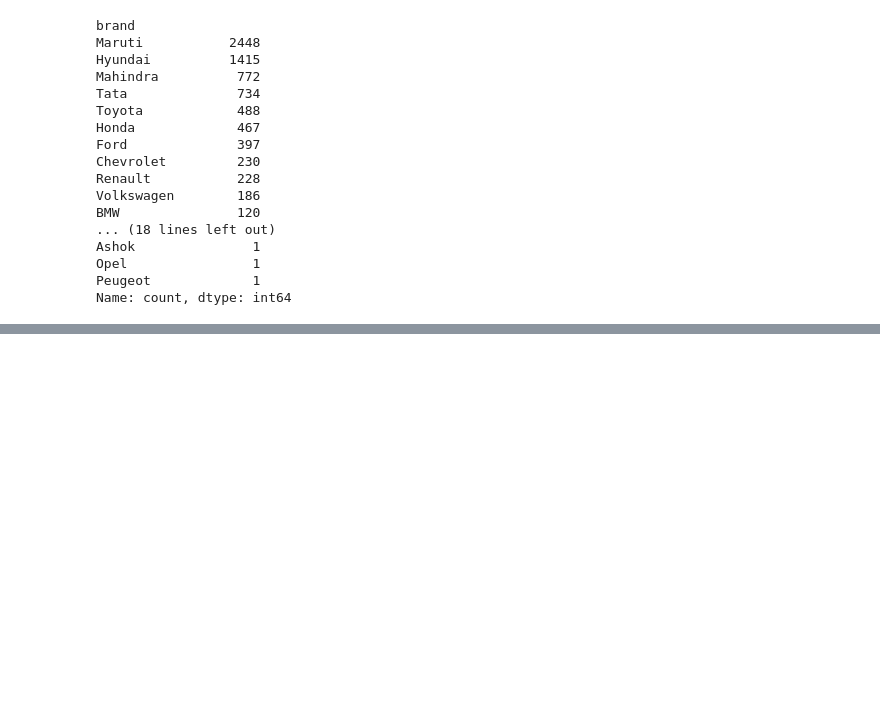
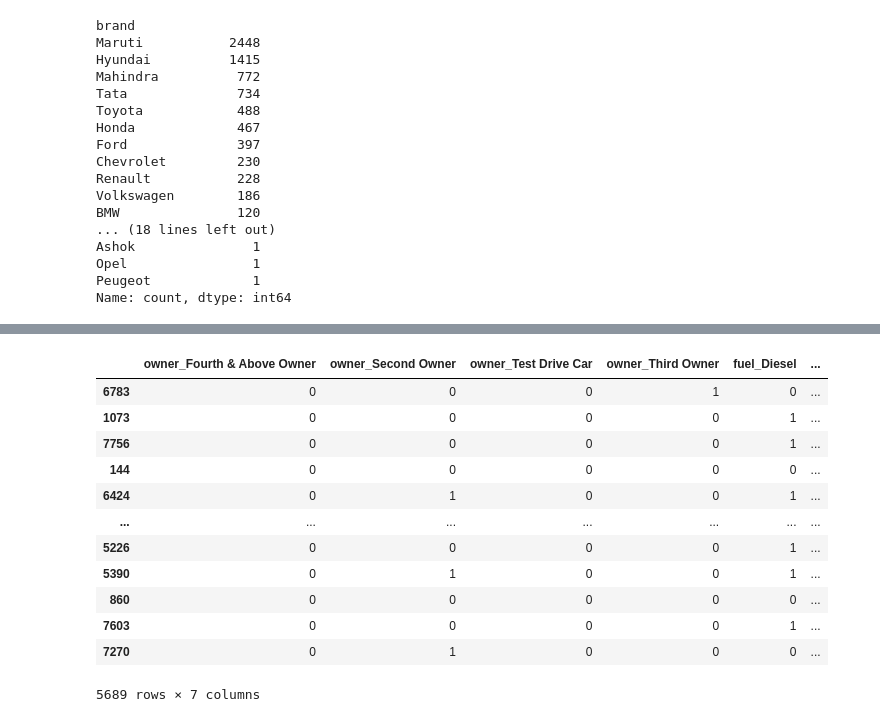
Before and after one commit to Rohit2209Raj/100_Days_of_Machine_Learning_new, a Jupyter notebook: Feature Engineering/1.Scaling/3.CategoricalEncoding/3.One Hot Encoder/OneHotEncoder.ipynb, the cells around one changed output, grey strips where cells are left out. Drawn from its saved outputs; the diff is of its cells as text; code cells hidden in the pictures; blank space fills up the shorter version.

```diff
--- a/Feature Engineering/1.Scaling/3.CategoricalEncoding/3.One Hot Encoder/OneHotEncoder.ipynb
+++ b/Feature Engineering/1.Scaling/3.CategoricalEncoding/3.One Hot Encoder/OneHotEncoder.ipynb
@@ -100,3 +69,0 @@ encoded_df
-# %%
-x_train = x_train.drop(columns=cols)
-x_train = pd.concat([x_train, encoded_df], axis=1)
@@ -118,0 +88,2 @@ x_train
+# %%
+cols=['owner','fuel']
@@ -118,0 +94,18 @@ x_train
+# %%
+encoder_x_train=pd.DataFrame(ohe.fit_transform(x_train[cols]),columns=ohe.get_feature_names_out(cols), index=x_train.index)
+# %%
+encoder_x_train
+# %% [output]
+|  | owner_Fourth & Above Owner | owner_Second Owner | owner_Test Drive Car | owner_Third Owner | fuel_Diesel | ... |
+| 6783 | 0 | 0 | 0 | 1 | 0 | ... |
+| 1073 | 0 | 0 | 0 | 0 | 1 | ... |
+| 7756 | 0 | 0 | 0 | 0 | 1 | ... |
+| 144 | 0 | 0 | 0 | 0 | 0 | ... |
+| 6424 | 0 | 1 | 0 | 0 | 1 | ... |
+| ... | ... | ... | ... | ... | ... | ... |
+| 5226 | 0 | 0 | 0 | 0 | 1 | ... |
+| 5390 | 0 | 1 | 0 | 0 | 1 | ... |
+| 860 | 0 | 0 | 0 | 0 | 0 | ... |
+| 7603 | 0 | 0 | 0 | 0 | 1 | ... |
+| 7270 | 0 | 1 | 0 | 0 | 0 | ... |
+5689 rows × 7 columns
```
Also changed, not shown: parts of 23 cells of this notebook.
